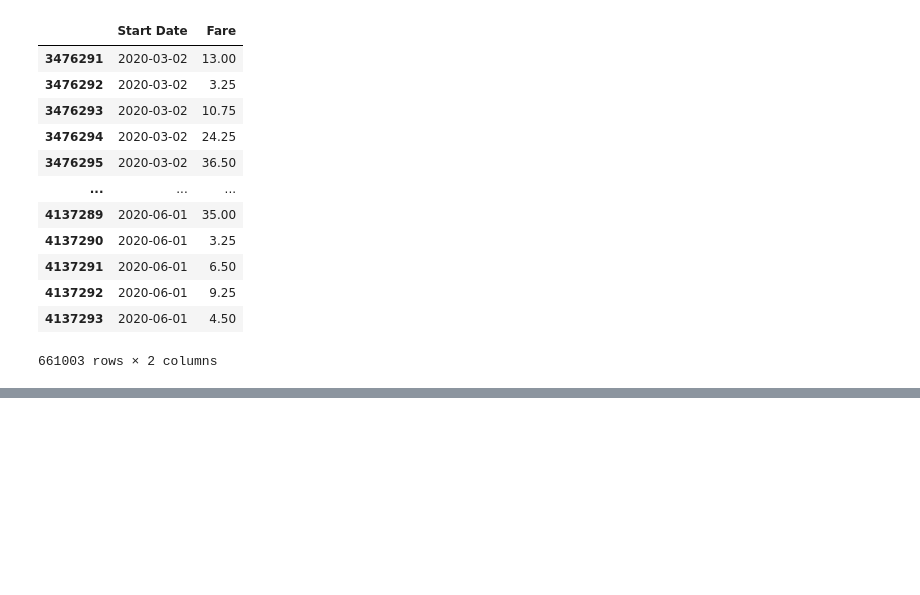
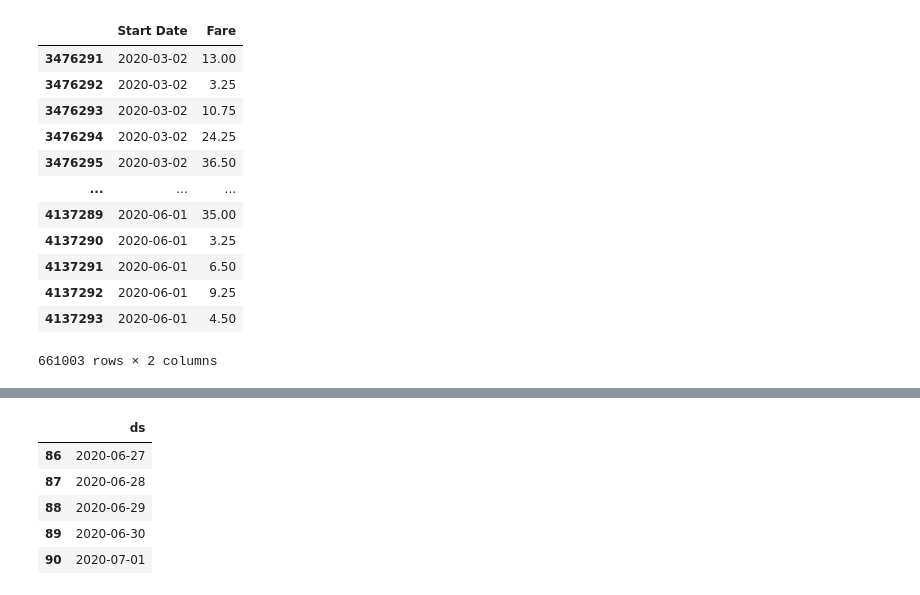
Before and after one commit to OleksiyAnokhin/UChicago-COVID-Hackathon, a Jupyter notebook: UChicago COVID-19 Hackathon.ipynb, the cells around one changed output, grey strips where cells are left out. Saved outputs shown, nothing was run; the diff lists cells and outputs as text; code cells hidden in the pictures; blank space fills up the shorter version.

```diff
--- a/UChicago COVID-19 Hackathon.ipynb
+++ b/UChicago COVID-19 Hackathon.ipynb
@@ -1222,12 +1247,18 @@ INFO:fbprophet:Disabling daily seasonality. Run prophet with daily_seasonality=T
 # %%
 # Predictions are then made on a dataframe with a column ds containing the dates for which a prediction is to be made.
 # You can get a suitable dataframe that extends into the future a specified number of days using
 # the helper method Prophet.make_future_dataframe. By default it will also include the dates from the history,
 # so we will see the model fit as well.
 # Python
 future = m.make_future_dataframe(periods = 30)
-# future.tail()
-# future
+future.tail()
+# %% [output]
+|  | ds |
+| 86 | 2020-06-27 |
+| 87 | 2020-06-28 |
+| 88 | 2020-06-29 |
+| 89 | 2020-06-30 |
+| 90 | 2020-07-01 |
 # %%
 # The predict method will assign each row in future a predicted value which it names yhat.
 # If you pass in historical dates, it will provide an in-sample fit.
```
Also changed, not shown: parts of 12 cells of this notebook.
